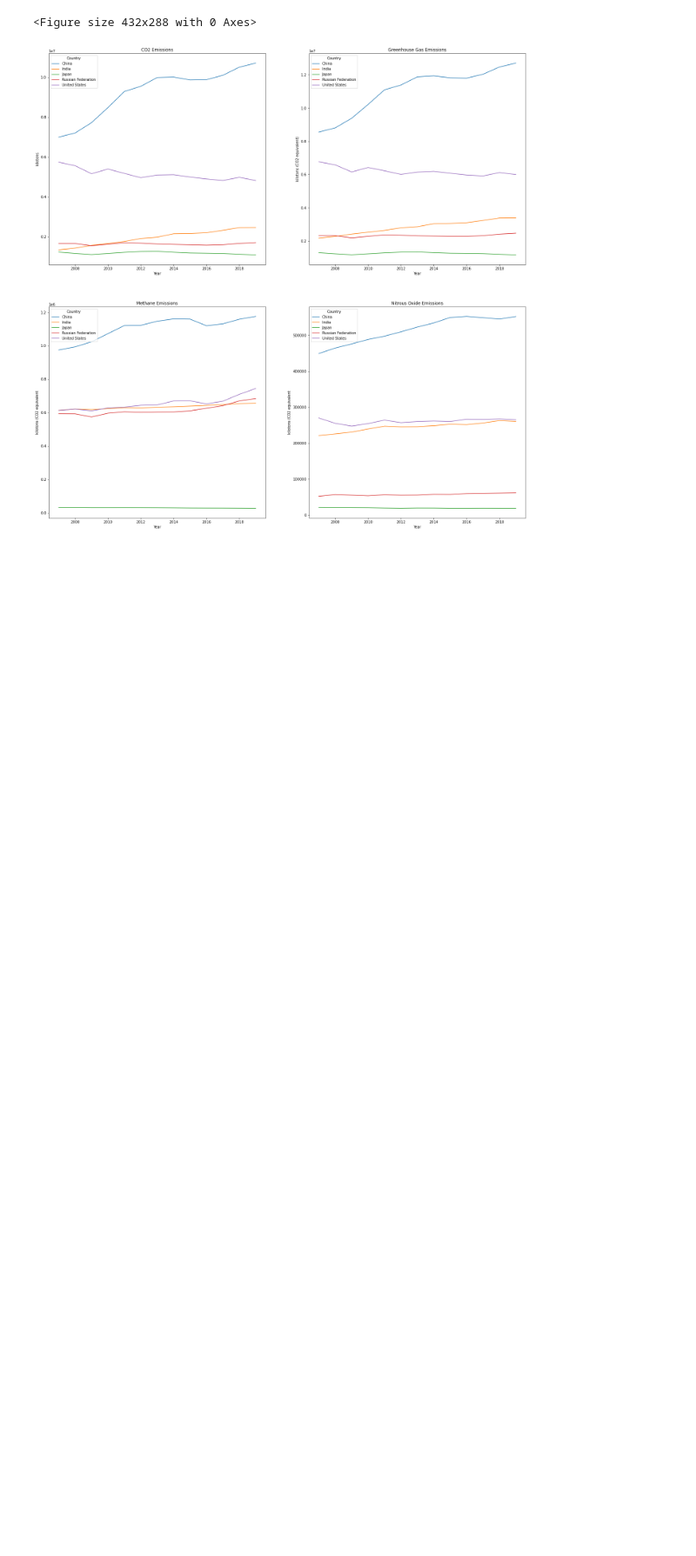
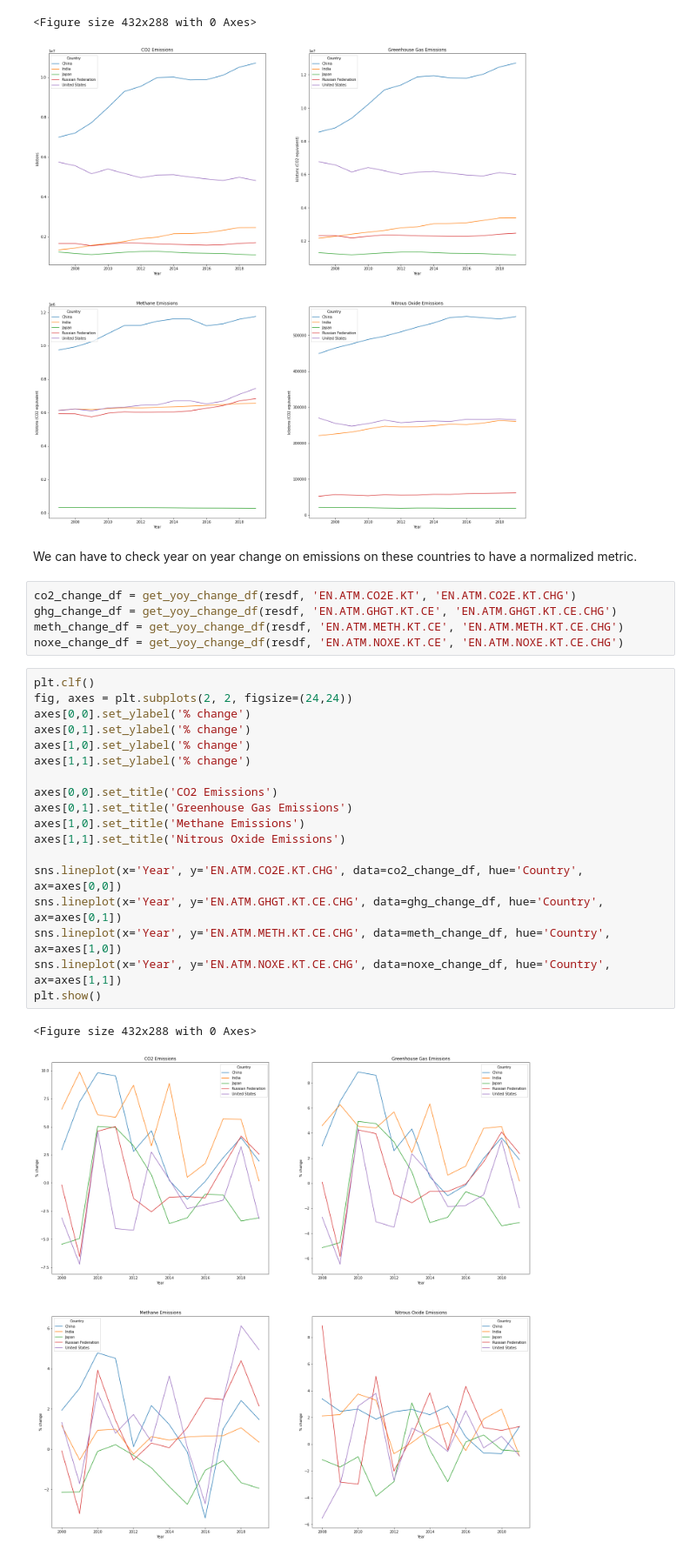
Before and after one commit to jords-santiago/humans_are_pollutants, a Jupyter notebook: 02_SourceCodes/01_Python_JupyterNotebook/02_Analysis_World_Bank_Devt_vs_Environment.ipynb, the cells around one changed output. Shown at 87% size. Drawn from its saved outputs; the diff is of its cells as text; blank space fills up the shorter version.

```diff
--- a/02_SourceCodes/01_Python_JupyterNotebook/02_Analysis_World_Bank_Devt_vs_Environment.ipynb
+++ b/02_SourceCodes/01_Python_JupyterNotebook/02_Analysis_World_Bank_Devt_vs_Environment.ipynb
@@ -124,6 +124,34 @@ plt.show()
 # %% [output]
 <Figure size 432x288 with 0 Axes>
 [figure]
+# %% [markdown]
+We can have to check year on year change on emissions on these countries to have a normalized metric.
+# %%
+co2_change_df = get_yoy_change_df(resdf, 'EN.ATM.CO2E.KT', 'EN.ATM.CO2E.KT.CHG')
+ghg_change_df = get_yoy_change_df(resdf, 'EN.ATM.GHGT.KT.CE', 'EN.ATM.GHGT.KT.CE.CHG')
+meth_change_df = get_yoy_change_df(resdf, 'EN.ATM.METH.KT.CE', 'EN.ATM.METH.KT.CE.CHG')
+noxe_change_df = get_yoy_change_df(resdf, 'EN.ATM.NOXE.KT.CE', 'EN.ATM.NOXE.KT.CE.CHG')
+# %%
+plt.clf()
+fig, axes = plt.subplots(2, 2, figsize=(24,24))
+axes[0,0].set_ylabel('% change')
+axes[0,1].set_ylabel('% change')
+axes[1,0].set_ylabel('% change')
+axes[1,1].set_ylabel('% change')
+
+axes[0,0].set_title('CO2 Emissions')
+axes[0,1].set_title('Greenhouse Gas Emissions')
+axes[1,0].set_title('Methane Emissions')
+axes[1,1].set_title('Nitrous Oxide Emissions')
+
+sns.lineplot(x='Year', y='EN.ATM.CO2E.KT.CHG', data=co2_change_df, hue='Country', ax=axes[0,0])
+sns.lineplot(x='Year', y='EN.ATM.GHGT.KT.CE.CHG', data=ghg_change_df, hue='Country', ax=axes[0,1])
+sns.lineplot(x='Year', y='EN.ATM.METH.KT.CE.CHG', data=meth_change_df, hue='Country', ax=axes[1,0])
+sns.lineplot(x='Year', y='EN.ATM.NOXE.KT.CE.CHG', data=noxe_change_df, hue='Country', ax=axes[1,1])
+plt.show()
+# %% [output]
+<Figure size 432x288 with 0 Axes>
+[figure, added]
 # %%
 plt.clf()
 fig, axes = plt.subplots(1, 2, figsize=(24,12))
```
Also changed, not shown: parts of 3 cells of this notebook, 2 other files.
